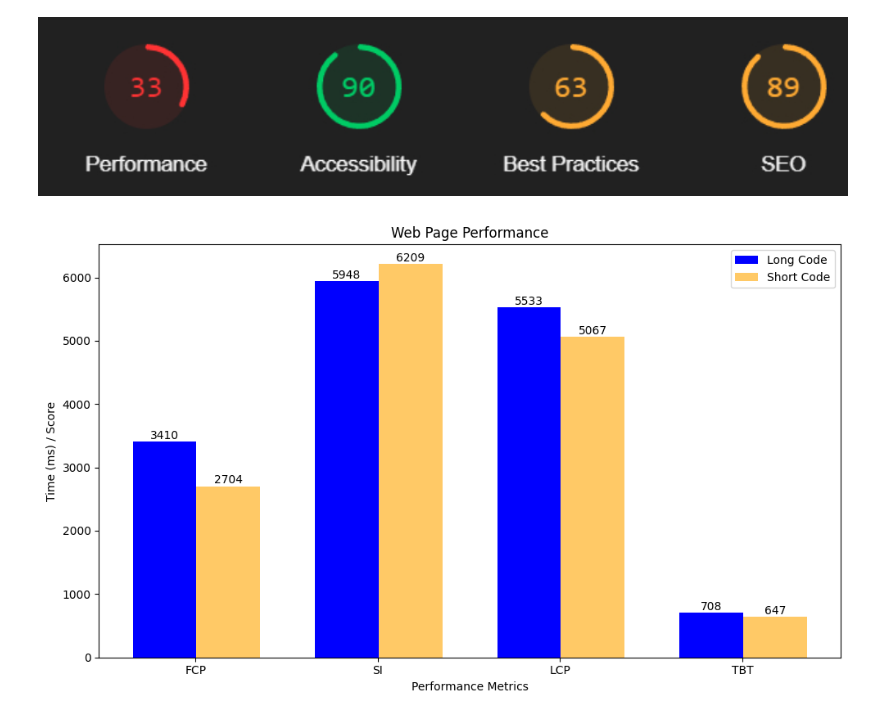
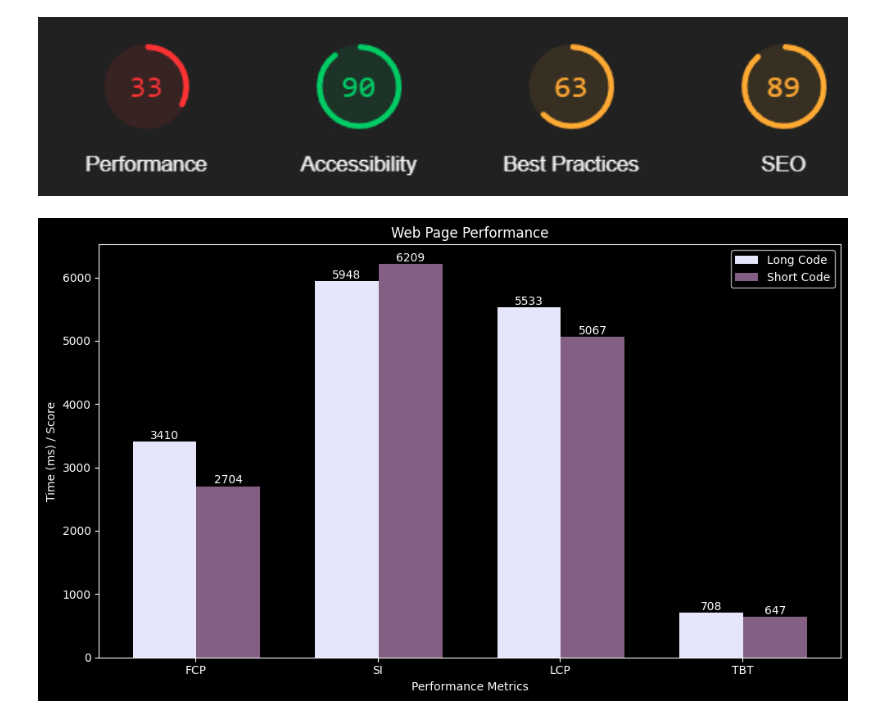
Before and after one commit to kairamilanifitria/Green-Digital-Skills, a Jupyter notebook: Result_Visualization.ipynb, the cells around one changed output. Drawn from its saved outputs; the diff is of its cells as text; code cells hidden in the pictures.

```diff
--- a/Result_Visualization.ipynb
+++ b/Result_Visualization.ipynb
@@ -34,6 +34,8 @@ short_performance_times = [2704, 6209, 5067, 647]  # Performance times in millis
 CO2 Emission and File Size Reduction:
 # %%
 import matplotlib.pyplot as plt
+
+plt.style.use('dark_background')
 
 # Data for CO2 Emission and File Size Reduction
 categories = ['Long Code', 'Short Code']
@@ -45,7 +47,7 @@ plt.figure(figsize=(10, 6))
 
 # Plotting CO2 emissions
 plt.subplot(1, 2, 1)
-plt.bar(categories, co2_emissions, color=['blue', 'orange'])
+plt.bar(categories, co2_emissions, color=['lavender', 'plum'])
 plt.title('CO2 Emission (g)')
 plt.ylabel('CO2 Emission (g)')
 
@@ -55,7 +57,7 @@ for i, emission in enumerate(co2_emissions):
 
 # Plotting file sizes
 plt.subplot(1, 2, 2)
-plt.bar(categories, file_sizes, color=['blue', 'orange'])
+plt.bar(categories, file_sizes, color=['lavender', 'plum'])
 plt.title('File Size (MB)')
 plt.ylabel('File Size (MB)')
 
@@ -71,6 +73,8 @@ Code Processing Speed:
 # %%
 import numpy as np
 import matplotlib.pyplot as plt
+
+plt.style.use('dark_background')
 
 # Data for Code Processing Speed
 libraries = ['Matplotlib', 'Plotly', 'Bokeh']
@@ -85,10 +89,10 @@ x_short = x_long + 0.35  # Move the short code bars to the right of the long cod
 plt.figure(figsize=(8, 5))
 
 # Plotting long code processing speed
-plt.bar(x_long, long_processing_speed, label='Long Code', color='blue', width=0.35)
+plt.bar(x_long, long_processing_speed, label='Long Code', color='lavender', width=0.35)
 
 # Plotting short code processing speed
-plt.bar(x_short, short_processing_speed, label='Short Code', color='orange', width=0.35, alpha=0.6)
+plt.bar(x_short, short_processing_speed, label='Short Code', color='plum', width=0.35, alpha=0.6)
 
 # Adding numbers above the bars
 for i, speed in enumerate(long_processing_speed):
@@ -110,6 +114,8 @@ plt.show()
 Memory and CPU Utilization:
 # %%
 import matplotlib.pyplot as plt
+
+plt.style.use('dark_background')
 
 # Data for Memory and CPU Utilization
 libraries = ['Matplotlib', 'Plotly', 'Bokeh']
@@ -133,12 +139,12 @@ short_memory_detailed = [memory_usage[library][1] for library in libraries]
 plt.figure(figsize=(10, 6))
 
 # Plotting the detailed memory usage for each library
-plt.plot(libraries, long_memory_detailed, marker='o', label='Long Code', color='blue')
-plt.plot(libraries, short_memory_detailed, marker='o', label='Short Code', color='orange')
+plt.plot(libraries, long_memory_detailed, marker='o', label='Long Code', color='yellow')
+plt.plot(libraries, short_memory_detailed, marker='o', label='Short Code', color='cyan')
 
 # Add average memory usage lines
-plt.axhline(y=avg_memory_long, linestyle='--', color='blue', label=f'Avg Long Code: {avg_memory_long:.0f}')
-plt.axhline(y=avg_memory_short, linestyle='--', color='orange', label=f'Avg Short Code: {avg_memory_short:.0f}')
+plt.axhline(y=avg_memory_long, linestyle='--', color='yellow', label=f'Avg Long Code: {avg_memory_long:.0f}')
+plt.axhline(y=avg_memory_short, linestyle='--', color='cyan', label=f'Avg Short Code: {avg_memory_short:.0f}')
 
 # Add labels and title
 plt.xlabel('Library')
@@ -153,5 +159,7 @@ plt.show()
 # %%
 import matplotlib.pyplot as plt
+
+plt.style.use('dark_background')
 
 # Data for Memory and CPU Utilization
 libraries = ['Matplotlib', 'Plotly', 'Bokeh']
@@ -163,17 +171,20 @@ cpu_time = {
     'Bokeh': [4.320924, 4.590133]
 }
 
+# Customized colors for bars
+bar_colors = ['mediumpurple', 'plum', 'powderblue']  # Blue, orange, green
+
 # Graph: CPU Time Comparison
 plt.figure(figsize=(10, 6))
 
-# Plotting CPU time for each library
+# Plotting CPU time for each library with custom colors
 for i, library in enumerate(libraries):
-    plt.bar([x + i * 0.2 for x in range(len(code_lengths))], cpu_time[library], width=0.2, label=library)
+    plt.bar([x + i * 0.2 for x in range(len(code_lengths))], cpu_time[library], width=0.2, label=library, color=bar_colors[i])
 
 # Adding numbers above the bars
 for i, library in enumerate(libraries):
     for j, time in enumerate(cpu_time[library]):
-        plt.text(j + i * 0.2, time + 0.05, f'{time:.2f}', ha='center', va='bottom')
+        plt.text(j + i * 0.2, time + 0.05, f'{time:.2f}', ha='center', va='bottom', color='white')
 
 plt.xlabel('Code Length')
 plt.ylabel('CPU Time')
@@ -196,39 +207,41 @@ Shorter code:
 # %%
 import numpy as np
 import matplotlib.pyplot as plt
+
+plt.style.use('dark_background')
 
 # Data for Web Page Performance
 performance_metrics = ['FCP', 'SI', 'LCP', 'TBT']
 long_performance_times = [3410, 5948, 5533, 708]  # Performance scores and times for long code
 short_performance_times = [2704, 6209, 5067, 647]  # Performance scores and times for short code
 
 # Adjust the x positions for short code bars
 x_long = np.arange(len(performance_metrics))
 x_short = x_long + 0.35  # Move the short code bars to the right of the long code bars
 
 # Graph: Web Page Performance
 plt.figure(figsize=(10, 6))
 
 # Plotting long code performance metrics
-plt.bar(x_long, long_performance_times, label='Long Code', color='blue', width=0.35)
+plt.bar(x_long, long_performance_times, label='Long Code', color='lavender', width=0.35)
 
 # Plotting short code performance metrics
-plt.bar(x_short, short_performance_times, label='Short Code', color='orange', width=0.35, alpha=0.6)
+plt.bar(x_short, short_performance_times, label='Short Code', color='plum', width=0.35, alpha=0.6)
 
 # Adding numbers above the bars for long code
 for i, time in enumerate(long_performance_times):
     plt.text(x_long[i], time + 0.5, str(time), ha='center', va='bottom')
 
 # Adding numbers above the bars for short code
 for i, time in enumerate(short_performance_times):
     plt.text(x_short[i], time + 0.5, str(time), ha='center', va='bottom')
 
 plt.xlabel('Performance Metrics')
 plt.ylabel('Time (ms) / Score')
 plt.title('Web Page Performance')
 plt.xticks(x_long + 0.17, performance_metrics)
 plt.legend()
 plt.tight_layout()
 plt.show()
 # %% [output]
-[figure, old version]
+[figure, new version]
```
Also changed, not shown: parts of 4 cells of this notebook.
